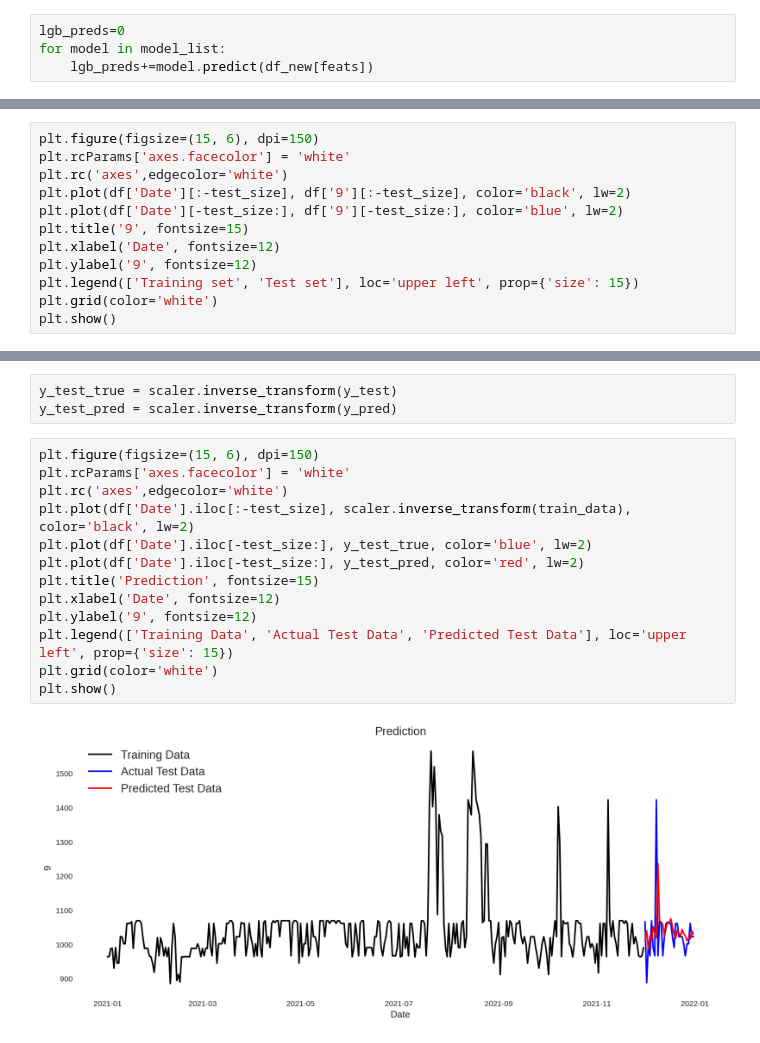
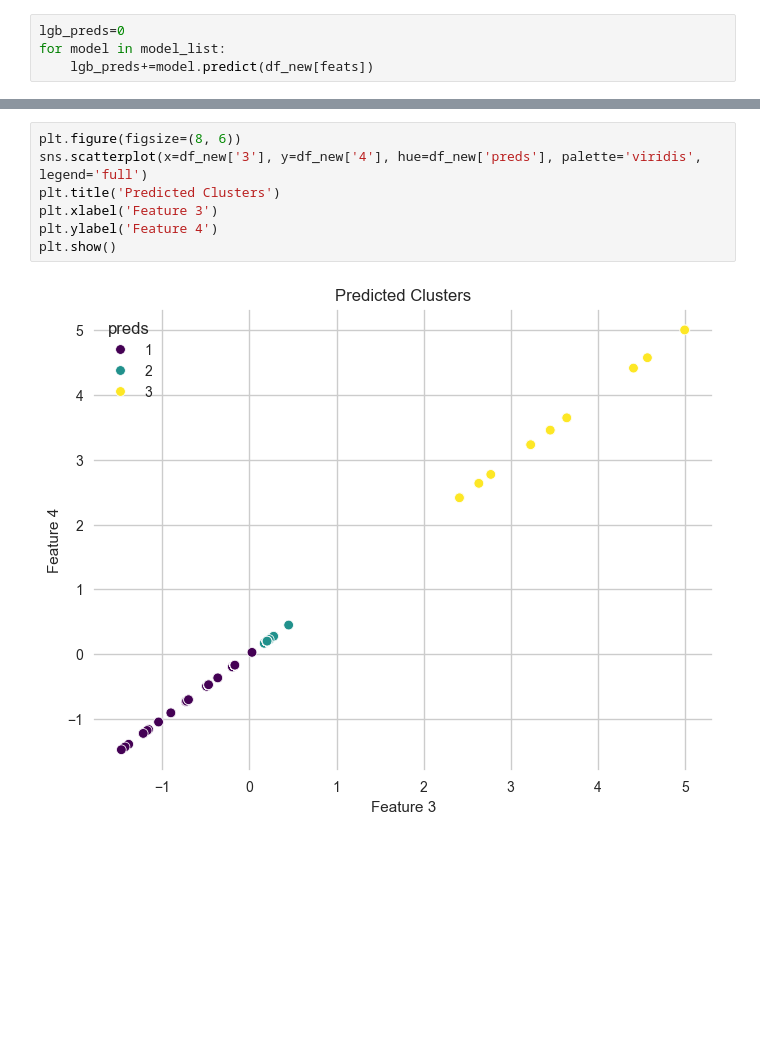
Before and after one commit to tuan1011nguyen/TimeSeries_TH2, a Jupyter notebook: Baithuchanh2_Timeseries.ipynb, the cells around one changed output, grey strips where cells are left out. Cells and saved outputs as stored; diff of their text form; blank space fills up the shorter version.

```diff
--- a/Baithuchanh2_Timeseries.ipynb
+++ b/Baithuchanh2_Timeseries.ipynb
@@ -197,12 +196,0 @@ test_size
-# %%
-plt.figure(figsize=(15, 6), dpi=150)
-plt.rcParams['axes.facecolor'] = 'white'
-plt.rc('axes',edgecolor='white')
-plt.plot(df['Date'][:-test_size], df['9'][:-test_size], color='black', lw=2)
-plt.plot(df['Date'][-test_size:], df['9'][-test_size:], color='blue', lw=2)
-plt.title('9', fontsize=15)
-plt.xlabel('Date', fontsize=12)
-plt.ylabel('9', fontsize=12)
-plt.legend(['Training set', 'Test set'], loc='upper left', prop={'size': 15})
-plt.grid(color='white')
-plt.show()
@@ -310,18 +197,9 @@ Test Accuracy: -1.1012975732987704
-# %%
-y_test_true = scaler.inverse_transform(y_test)
-y_test_pred = scaler.inverse_transform(y_pred)
-# %%
-plt.figure(figsize=(15, 6), dpi=150)
-plt.rcParams['axes.facecolor'] = 'white'
-plt.rc('axes',edgecolor='white')
-plt.plot(df['Date'].iloc[:-test_size], scaler.inverse_transform(train_data), color='black', lw=2)
-plt.plot(df['Date'].iloc[-test_size:], y_test_true, color='blue', lw=2)
-plt.plot(df['Date'].iloc[-test_size:], y_test_pred, color='red', lw=2)
-plt.title('Prediction', fontsize=15)
-plt.xlabel('Date', fontsize=12)
-plt.ylabel('9', fontsize=12)
-plt.legend(['Training Data', 'Actual Test Data', 'Predicted Test Data'], loc='upper left', prop={'size': 15})
-plt.grid(color='white')
-plt.show()
-# %% [output]
-[figure, removed]
+# %%
+plt.figure(figsize=(8, 6))
+sns.scatterplot(x=df_new['3'], y=df_new['4'], hue=df_new['preds'], palette='viridis', legend='full')
+plt.title('Predicted Clusters')
+plt.xlabel('Feature 3')
+plt.ylabel('Feature 4')
+plt.show()
+# %% [output]
+[figure, added]
```
Also changed, not shown: parts of 39 cells of this notebook.
